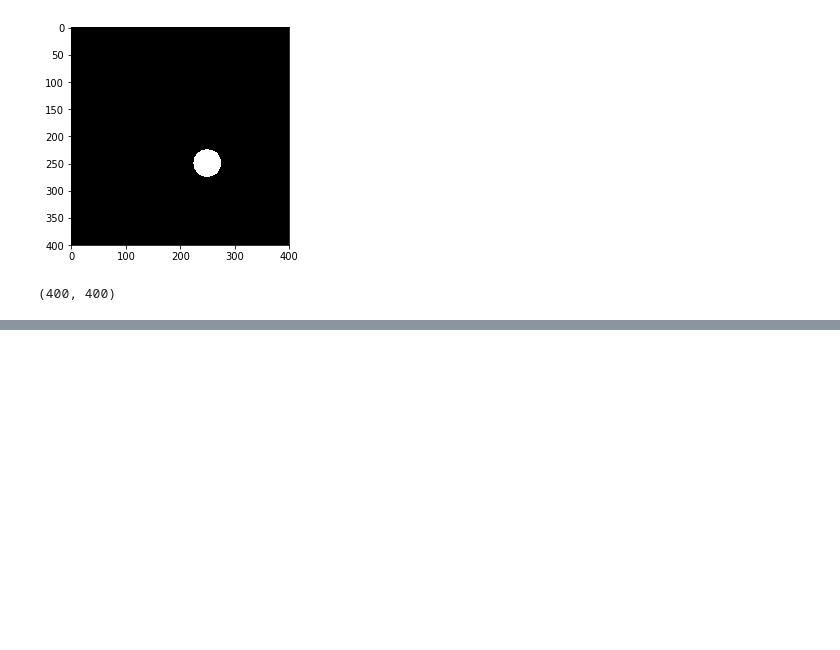
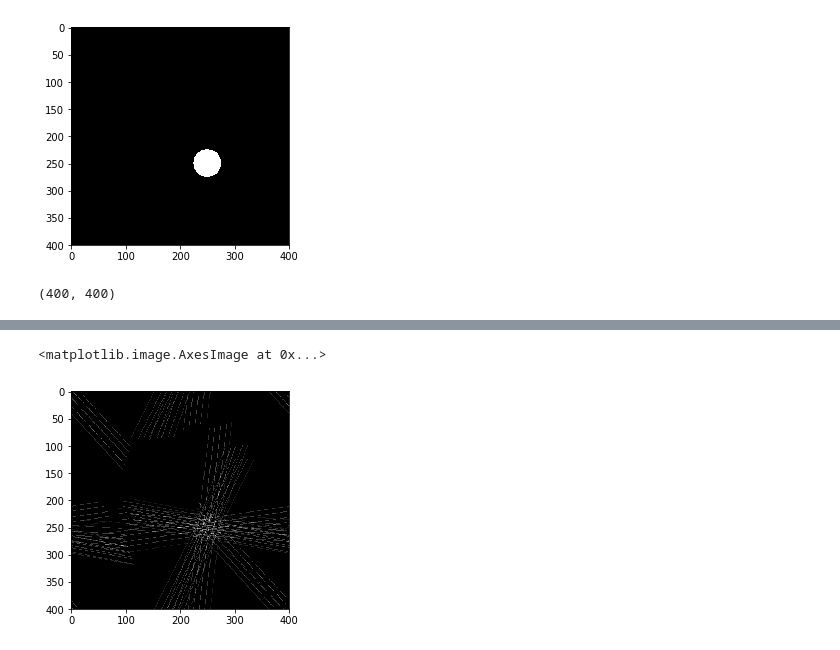
Before and after one commit to damianhorna/backprojection-tomography, a Jupyter notebook: sinus.ipynb, the cells around one changed output, grey strips where cells are left out. Drawn from its saved outputs; the diff is of its cells as text; code cells hidden in the pictures; blank space fills up the shorter version.

```diff
--- a/sinus.ipynb
+++ b/sinus.ipynb
@@ -42,0 +66,19 @@ plt.plot(x, pixSums)
+# %%
+%run bresenham.ipynb
+def generate_sinogram_and_lines(picture, step, number_of_detectors):
+    lines = []
+    center = picture.shape[1] / 2 , picture.shape[0] / 2
+    gray = rgb2gray(picture)
+    emiters, detectors = generate_initial_emiters_and_detectors(picture, number_of_detectors, math.pi/4)
+    sinogram = np.zeros((number_of_detectors, int(math.pi/step)))
+    for i, alpha in enumerate(np.linspace(0, math.pi, math.pi/step)):
+        lines_for_alpha = []
+        emiters, detectors = rotate_line(emiters, center, alpha), rotate_line(detectors, center, alpha)
+        for j, (p0, p1) in enumerate(zip(emiters, detectors)):
+            line = bresenham(p0, p1)
+            lines_for_alpha.append(line)
+            sinogram[j, i] = sum([picture[int(x), int(y)] for (x, y) in line if (x < picture.shape[0] and y < picture.shape[1])])
+        lines.append(lines_for_alpha)
+    sinogram = sinogram / sinogram.max()
+    sinogram = sinogram * 255
+    return sinogram, lines
@@ -42,0 +92,13 @@ plt.plot(x, pixSums)
+# %%
+def restore_picture(sinogram, lines, picture_shape):
+    picture = np.zeros(picture_shape)
+    for i, lines_for_alpha in enumerate(lines):
+        for j, line in enumerate(lines_for_alpha):
+            for x, y in line:
+                if (x < picture_shape[0] and y < picture_shape[1]):
+                    picture[x,y] += sinogram[j, i]
+    picture = picture / picture.max()
+    picture = picture * 255
+    return picture
+# %%
+pic = restore_picture(s, lines, gray.shape)
@@ -42,0 +110,5 @@ plt.plot(x, pixSums)
+# %%
+plt.imshow(pic, cmap='gray')
+# %% [output]
+<matplotlib.image.AxesImage at 0x...>
+[figure, added]
```
Also changed, not shown: parts of 8 cells of this notebook, 1 other file.
